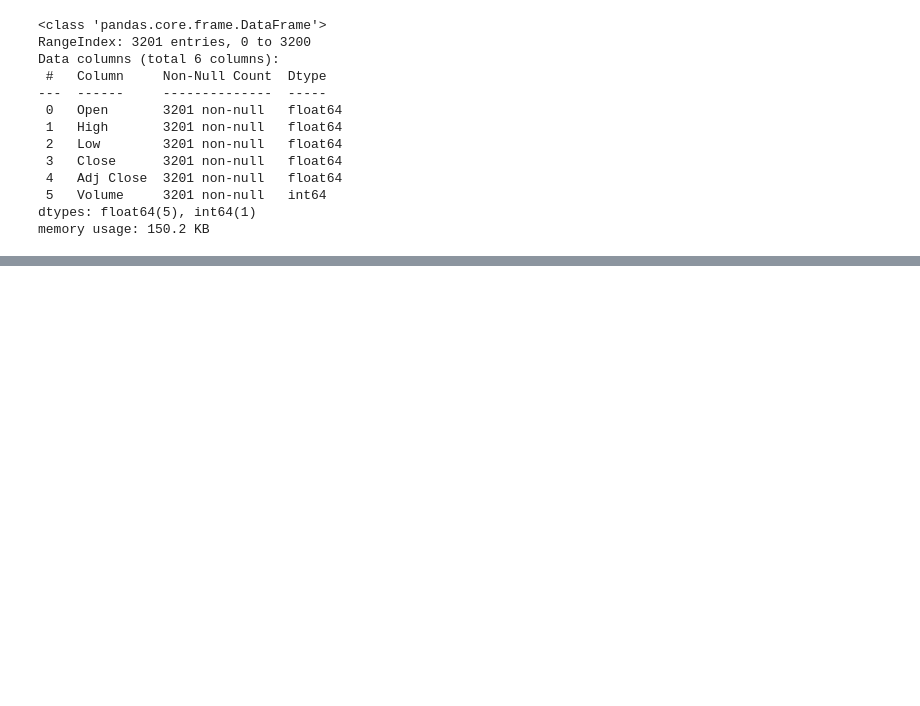
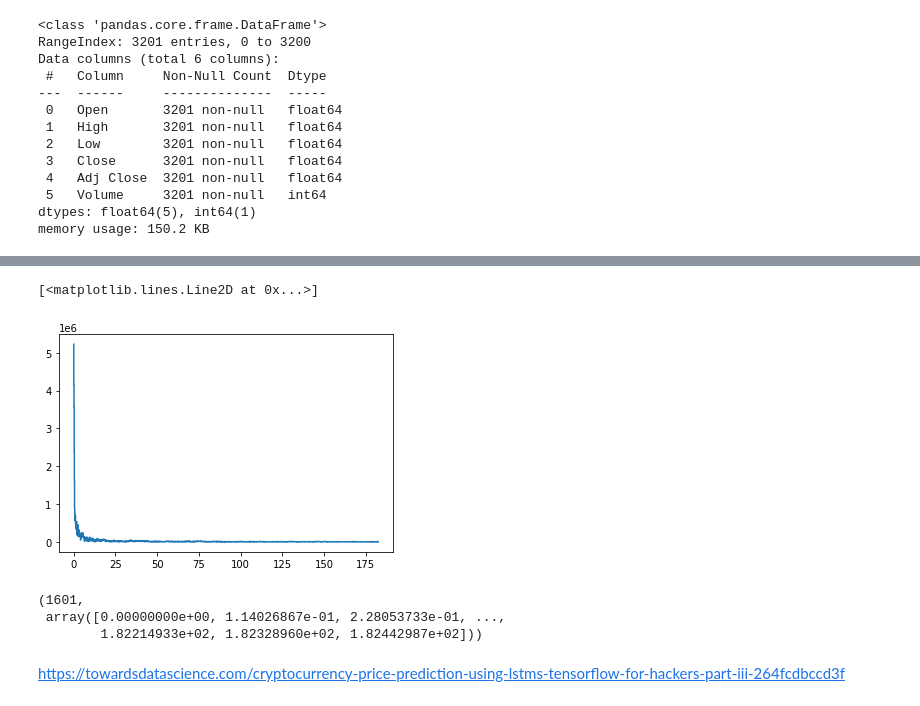
Before and after one commit to KangnamUnivShuttle/tensor_study, a Jupyter notebook: notebook/Forecast BTCUSD.ipynb, the cells around one changed output, grey strips where cells are left out. Cells and saved outputs as stored; diff of their text form; code cells hidden in the pictures; blank space fills up the shorter version.

```diff
--- a/notebook/Forecast BTCUSD.ipynb
+++ b/notebook/Forecast BTCUSD.ipynb
@@ -83,0 +173,13 @@ memory usage: 150.2 KB
+# %%
+plt.step(f_per_year, np.abs(fft))
+# %% [output]
+[<matplotlib.lines.Line2D at 0x...>]
+[figure, added]
+# %%
+len(f_per_year), f_per_year
+# %% [output]
+(1601,
+ array([0.00000000e+00, 1.14026867e-01, 2.28053733e-01, ...,
+        1.82214933e+02, 1.82328960e+02, 1.82442987e+02]))
+# %% [markdown]
+https://towardsdatascience.com/cryptocurrency-price-prediction-using-lstms-tensorflow-for-hackers-part-iii-264fcdbccd3f
```
Also changed, not shown: parts of 11 cells of this notebook, 2 other files.
